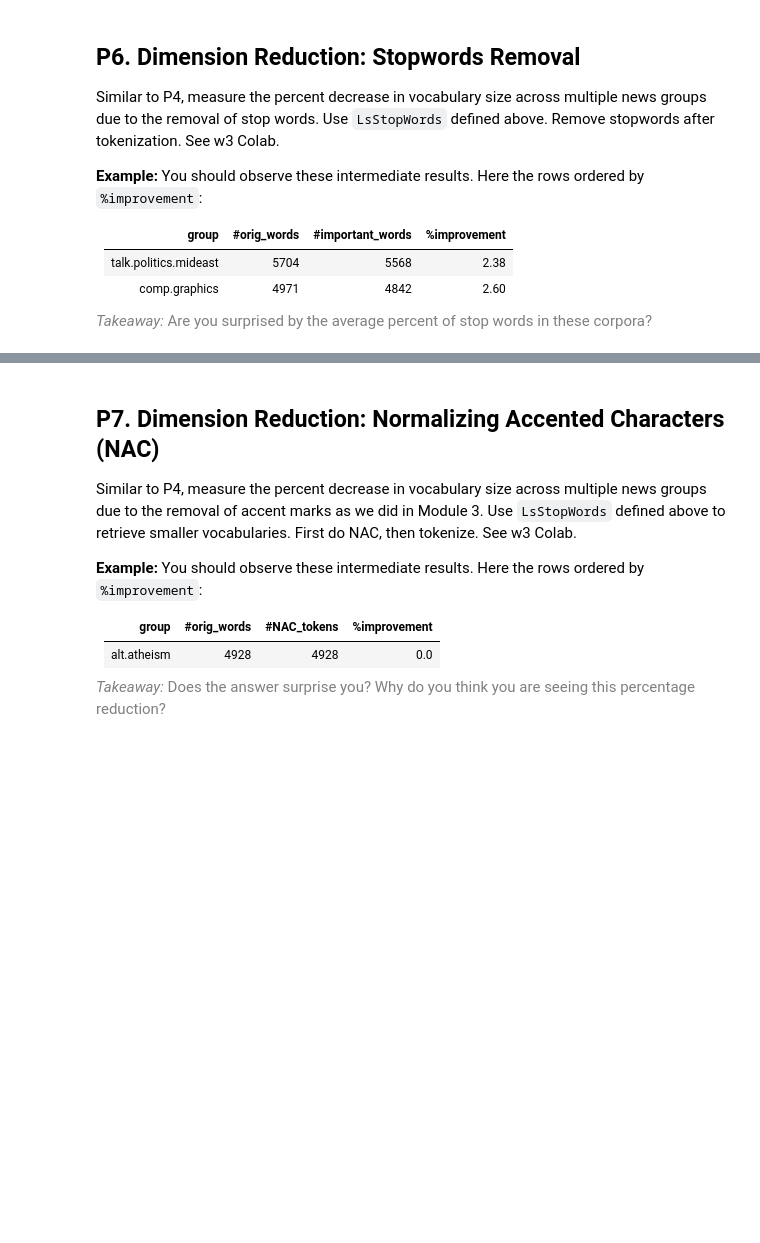
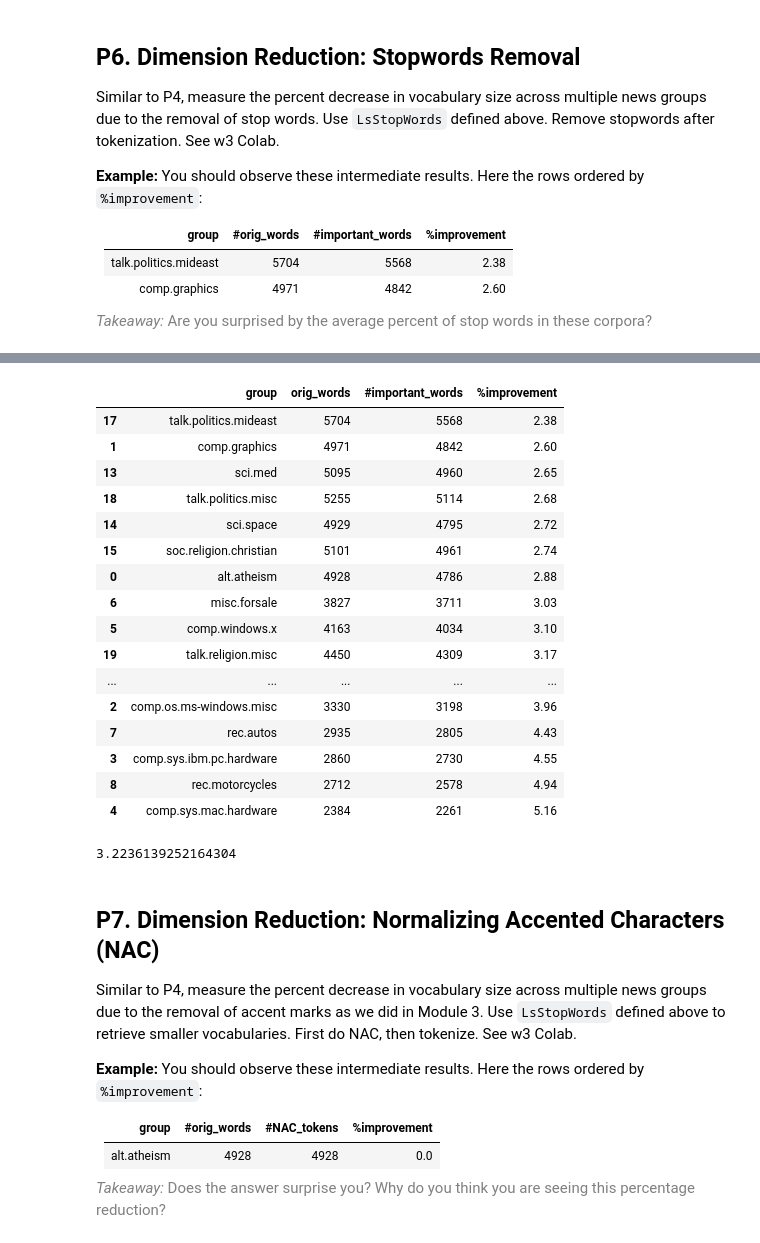
Before and after one commit to ajaykrishna2013/NLP, a Jupyter notebook: w3_Quiz_NLP_NLU.ipynb, the cells around one changed output, grey strips where cells are left out. Saved outputs shown, nothing was run; the diff lists cells and outputs as text; code cells hidden in the pictures; blank space fills up the shorter version.

```diff
--- a/w3_Quiz_NLP_NLU.ipynb
+++ b/w3_Quiz_NLP_NLU.ipynb
@@ -209,0 +440,5 @@ Similar to P4, measure the percent decrease in vocabulary size across multiple n
+# %%
+for i in  range(len(token_lists_wo_stop_words)):
+  org_word_freq = Counter(token_lists[i])
+  word_freq_wo_stop_words = Counter(token_lists_wo_stop_words[i])
+  print("# of original Words:{}, # important_words: {} %improvement: {}".format(len(org_word_freq), len(word_freq_wo_stop_words),((len(org_word_freq) - len(word_freq_wo_stop_words)) / len(org_word_freq)) * 100))
@@ -210,3 +456,48 @@ Similar to P4, measure the percent decrease in vocabulary size across multiple n
+# %%
+df_improvement_stop = pd.DataFrame(columns=['group', 'orig_words',	'#important_words',	'%improvement'])
+pd.set_option('display.max_rows', 85)
+# %%
+def compute_improvement_wo_stop_words(news_group):
+  news = LoadNews([news_group])
+  token_list = nltk.WordPunctTokenizer().tokenize(news)
+  org_word_freq = Counter(token_list)
+  num_org_word = len(org_word_freq)
+
+  token_list_wo_stop = remove_stop_words(token_list)
+  token_list_wo_stop_freq = Counter(token_list_wo_stop)
+  num_word_wo_stop = len(token_list_wo_stop_freq)
+  return {'group': news_group,
+          'orig_words': num_org_word,
+          '#important_words': num_word_wo_stop,
+          '%improvement': ((num_org_word - num_word_wo_stop)/num_org_word) * 100}
+# %%
+result = []
+for news_group in LsTgtNames:
+  df_improvement_stop = df_improvement_stop.append(compute_improvement_wo_stop_words(news_group), ignore_index=True)
+# %%
+df_improvement_stop.sort_values(by='%improvement')
+# %% [output]
+|  | group | orig_words | #important_words | %improvement |
+| 17 | talk.politics.mideast | 5704 | 5568 | 2.38 |
+| 1 | comp.graphics | 4971 | 4842 | 2.60 |
+| 13 | sci.med | 5095 | 4960 | 2.65 |
+| 18 | talk.politics.misc | 5255 | 5114 | 2.68 |
+| 14 | sci.space | 4929 | 4795 | 2.72 |
+| 15 | soc.religion.christian | 5101 | 4961 | 2.74 |
+| 0 | alt.atheism | 4928 | 4786 | 2.88 |
+| 6 | misc.forsale | 3827 | 3711 | 3.03 |
+| 5 | comp.windows.x | 4163 | 4034 | 3.10 |
+| 19 | talk.religion.misc | 4450 | 4309 | 3.17 |
+| ... | ... | ... | ... | ... |
+| 2 | comp.os.ms-windows.misc | 3330 | 3198 | 3.96 |
+| 7 | rec.autos | 2935 | 2805 | 4.43 |
+| 3 | comp.sys.ibm.pc.hardware | 2860 | 2730 | 4.55 |
+| 8 | rec.motorcycles | 2712 | 2578 | 4.94 |
+| 4 | comp.sys.mac.hardware | 2384 | 2261 | 5.16 |
+# %%
+np.median(df_improvement_stop['%improvement'])
+# %% [output]
+3.2236139252164304
 # %% [markdown]
 ## **P7. Dimension Reduction: Normalizing Accented Characters (NAC)**
 
```
Also changed, not shown: parts of 46 cells of this notebook.
